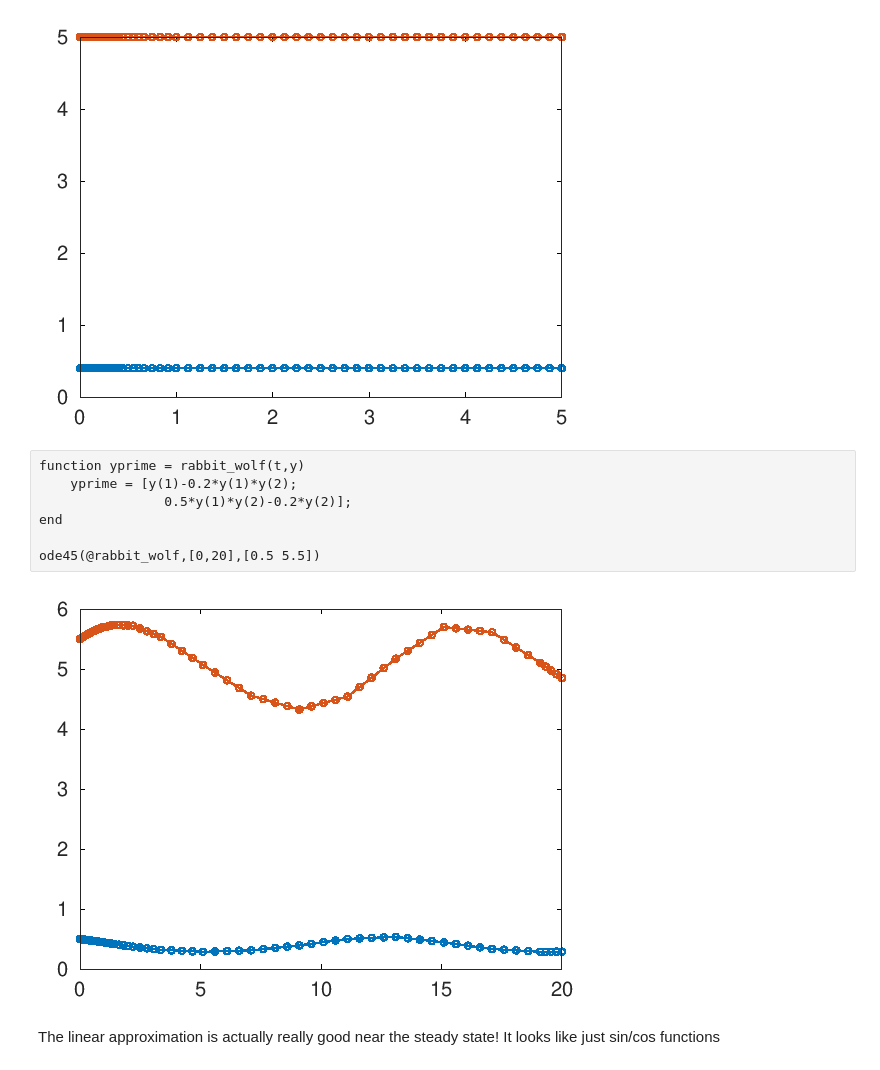
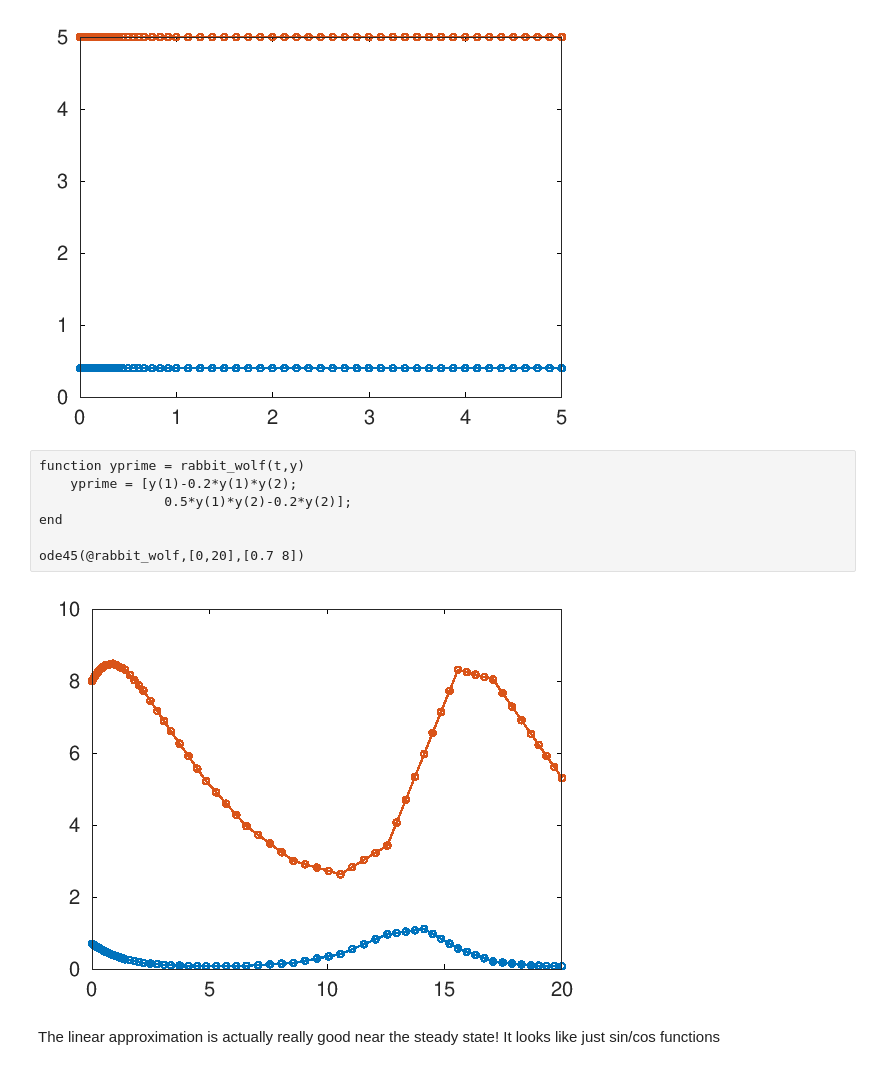
Before and after one commit to ulissigroup/s19-06262, a Jupyter notebook: SS_stability.ipynb, the cells around one changed output. Saved outputs shown, nothing was run; the diff lists cells and outputs as text.

```diff
--- a/SS_stability.ipynb
+++ b/SS_stability.ipynb
@@ -127,11 +129,11 @@ ode45(@rabbit_wolf,[0,5],[0.4 5])
 # %%
 function yprime = rabbit_wolf(t,y)
     yprime = [y(1)-0.2*y(1)*y(2);
                 0.5*y(1)*y(2)-0.2*y(2)];
 end
 
-ode45(@rabbit_wolf,[0,20],[0.5 5.5])
+ode45(@rabbit_wolf,[0,20],[0.7 8])
 # %% [output]
-[figure, old version]
+[figure, new version]
 # %% [markdown]
 The linear approximation is actually really good near the steady state! It looks like just sin/cos functions
```
Also changed, not shown: parts of 5 cells of this notebook, 1 other file.
